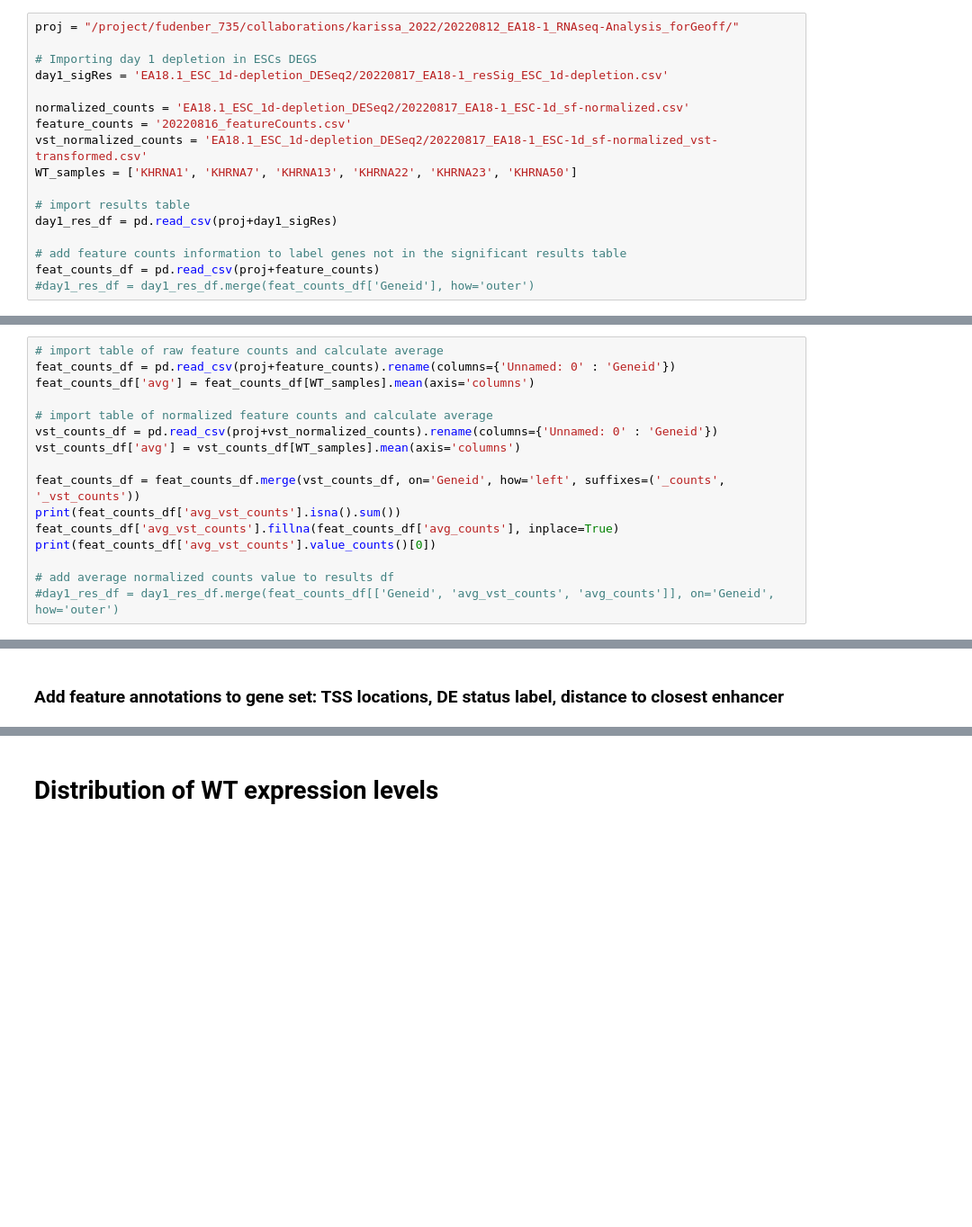
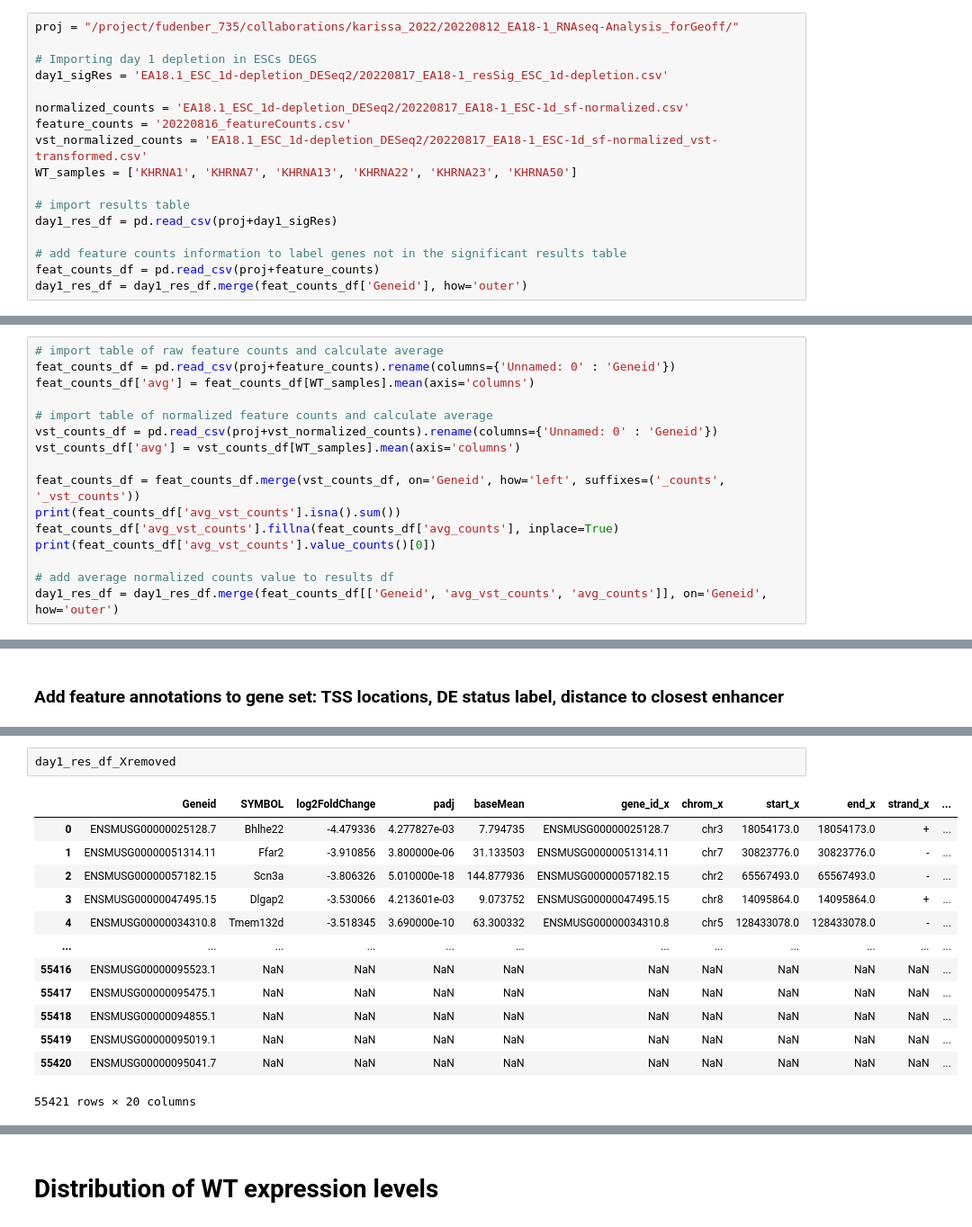
Before and after one commit to Bozhie/transcription_3Dfolding, a Jupyter notebook: transcription_3dfolding/transcription_data_analysis/feature_histograms/20221029_expression_threshold.ipynb, the cells around one changed output, grey strips where cells are left out. Shown at 90% size. Drawn from its saved outputs; the diff is of its cells as text; blank space fills up the shorter version.

```diff
--- a/transcription_3dfolding/transcription_data_analysis/feature_histograms/20221029_expression_threshold.ipynb
+++ b/transcription_3dfolding/transcription_data_analysis/feature_histograms/20221029_expression_threshold.ipynb
@@ -55,4 +55,4 @@ day1_res_df = pd.read_csv(proj+day1_sigRes)
 
 # add feature counts information to label genes not in the significant results table
 feat_counts_df = pd.read_csv(proj+feature_counts)
-#day1_res_df = day1_res_df.merge(feat_counts_df['Geneid'], how='outer')
+day1_res_df = day1_res_df.merge(feat_counts_df['Geneid'], how='outer')
@@ -89,7 +73,7 @@ feat_counts_df['avg_vst_counts'].fillna(feat_counts_df['avg_counts'], inplace=Tr
 print(feat_counts_df['avg_vst_counts'].value_counts()[0])
 
 # add average normalized counts value to results df
-#day1_res_df = day1_res_df.merge(feat_counts_df[['Geneid', 'avg_vst_counts', 'avg_counts']], on='Geneid', how='outer')
+day1_res_df = day1_res_df.merge(feat_counts_df[['Geneid', 'avg_vst_counts', 'avg_counts']], on='Geneid', how='outer')
 # %% [output]
 18975
 18975
@@ -121,3 +136,19 @@ lost:  0
+# %%
+day1_res_df_Xremoved
+# %% [output]
+|  | Geneid | SYMBOL | log2FoldChange | padj | baseMean | gene_id_x | chrom_x | start_x | end_x | strand_x | ... |
+| 0 | ENSMUSG00000025128.7 | Bhlhe22 | -4.479336 | 4.277827e-03 | 7.794735 | ENSMUSG00000025128.7 | chr3 | 18054173.0 | 18054173.0 | + | ... |
+| 1 | ENSMUSG00000051314.11 | Ffar2 | -3.910856 | 3.800000e-06 | 31.133503 | ENSMUSG00000051314.11 | chr7 | 30823776.0 | 30823776.0 | - | ... |
+| 2 | ENSMUSG00000057182.15 | Scn3a | -3.806326 | 5.010000e-18 | 144.877936 | ENSMUSG00000057182.15 | chr2 | 65567493.0 | 65567493.0 | - | ... |
+| 3 | ENSMUSG00000047495.15 | Dlgap2 | -3.530066 | 4.213601e-03 | 9.073752 | ENSMUSG00000047495.15 | chr8 | 14095864.0 | 14095864.0 | + | ... |
+| 4 | ENSMUSG00000034310.8 | Tmem132d | -3.518345 | 3.690000e-10 | 63.300332 | ENSMUSG00000034310.8 | chr5 | 128433078.0 | 128433078.0 | - | ... |
+| ... | ... | ... | ... | ... | ... | ... | ... | ... | ... | ... | ... |
+| 55416 | ENSMUSG00000095523.1 | NaN | NaN | NaN | NaN | NaN | NaN | NaN | NaN | NaN | ... |
+| 55417 | ENSMUSG00000095475.1 | NaN | NaN | NaN | NaN | NaN | NaN | NaN | NaN | NaN | ... |
+| 55418 | ENSMUSG00000094855.1 | NaN | NaN | NaN | NaN | NaN | NaN | NaN | NaN | NaN | ... |
+| 55419 | ENSMUSG00000095019.1 | NaN | NaN | NaN | NaN | NaN | NaN | NaN | NaN | NaN | ... |
+| 55420 | ENSMUSG00000095041.7 | NaN | NaN | NaN | NaN | NaN | NaN | NaN | NaN | NaN | ... |
+55421 rows × 20 columns
 # %%
 default_mm10_gtf = '/project/fudenber_735/collaborations/karissa_2022/old/RNAseq/STAR_Gencode_alignment/tss_annotions_gencode.vM23.primary_assembly.gtf'
 default_project = "/project/fudenber_735/collaborations/karissa_2022/20220812_EA18-1_RNAseq-Analysis_forGeoff/"
```
Also changed, not shown: parts of 22 cells of this notebook, 1 other file.
